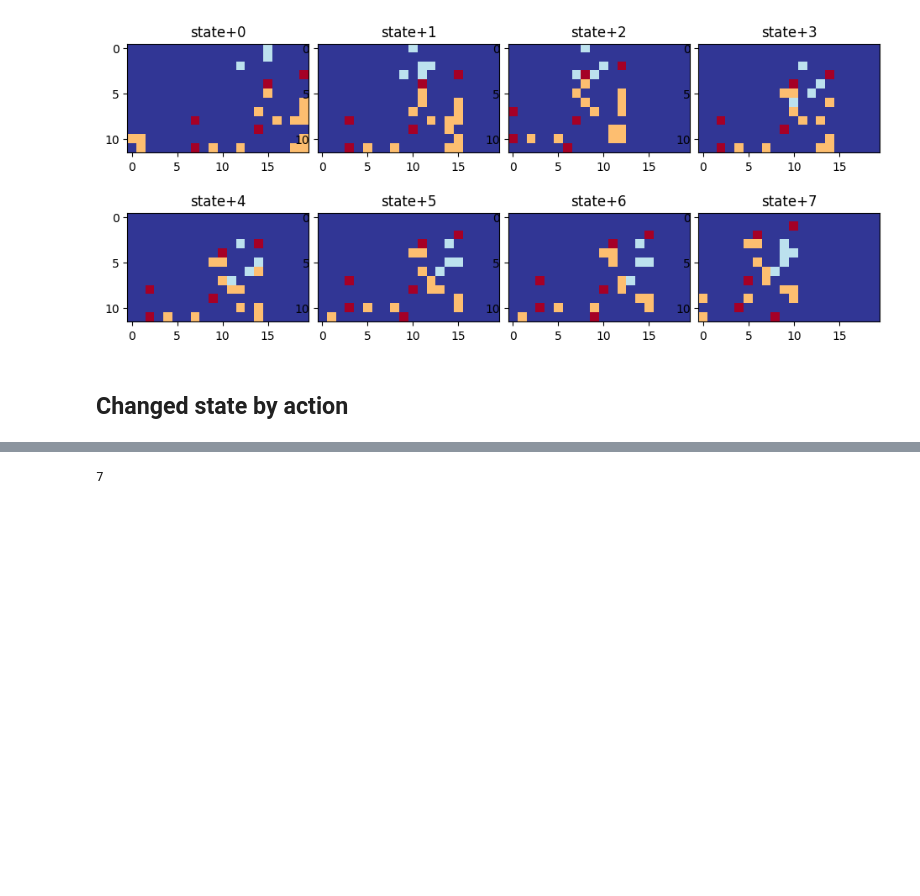
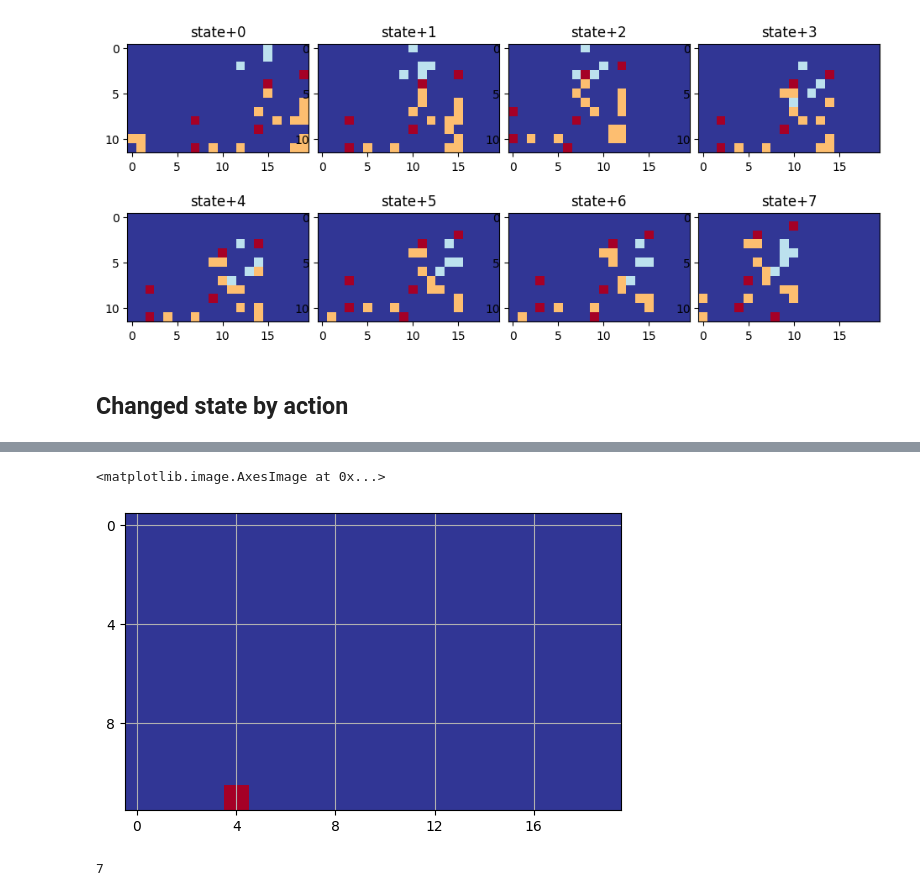
Before and after one commit to hotco87/Automatic-Observer-for-StarCraft, a Jupyter notebook: src/4_Observer_and_RL.ipynb, the cells around one changed output, grey strips where cells are left out. Drawn from its saved outputs; the diff is of its cells as text; code cells hidden in the pictures; blank space fills up the shorter version.

```diff
--- a/src/4_Observer_and_RL.ipynb
+++ b/src/4_Observer_and_RL.ipynb
@@ -593,3 +670,15 @@ plt.show()
+# %%
+fr = 2642
+#plt.imshow(predictions[1615][0]['masks'][0].sum(axis=0).mul(255).byte().cpu().detach().numpy())
+
+plt.xticks(range(0,20,4))
+plt.yticks(range(0,12,4))
+plt.grid()
+
+plt.imshow(state[:8].sum(axis=0).detach().numpy(), cmap="RdYlBu_r")
+# %% [output]
+<matplotlib.image.AxesImage at 0x...>
+[figure, added]
 # %%
 frame_number
 # %% [output]
```
Also changed, not shown: parts of 15 cells of this notebook.
